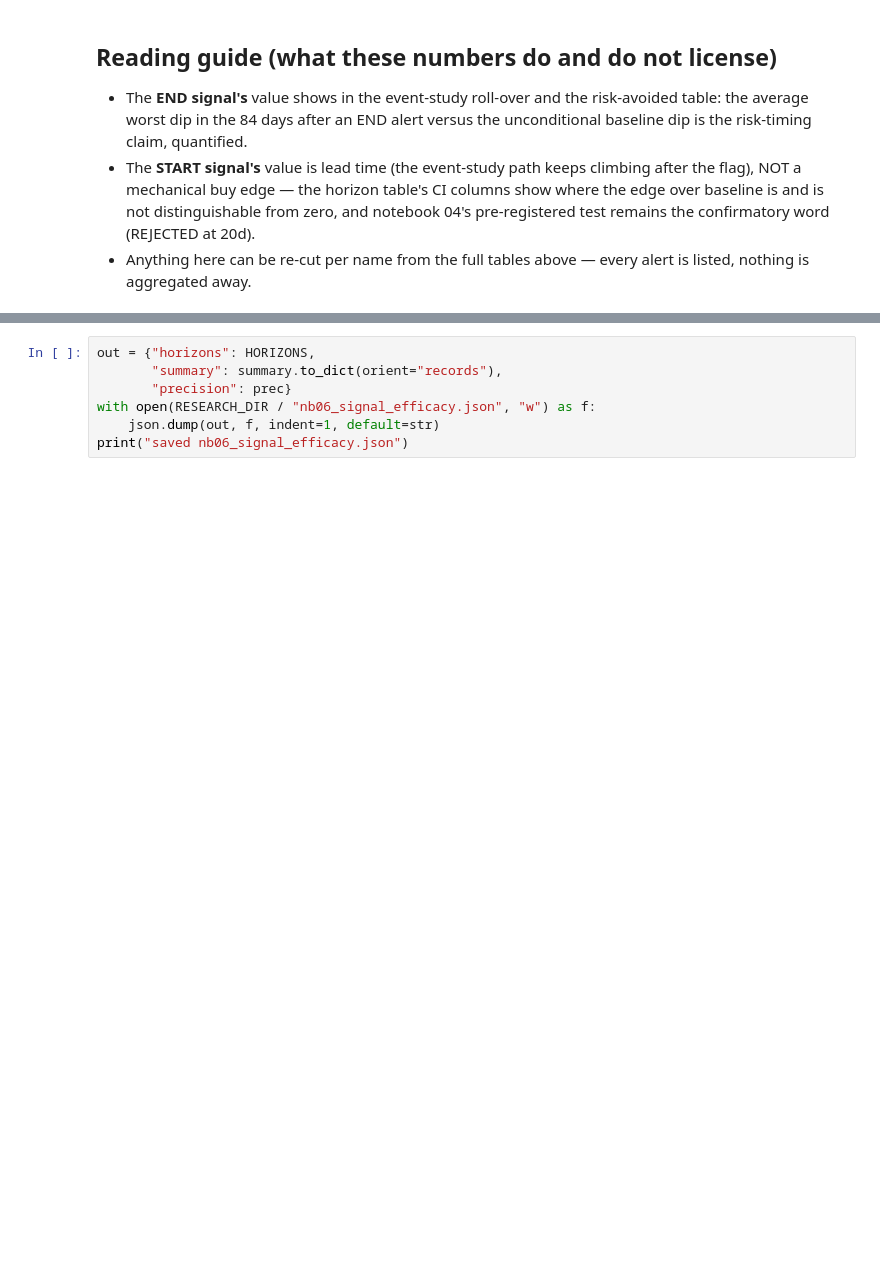
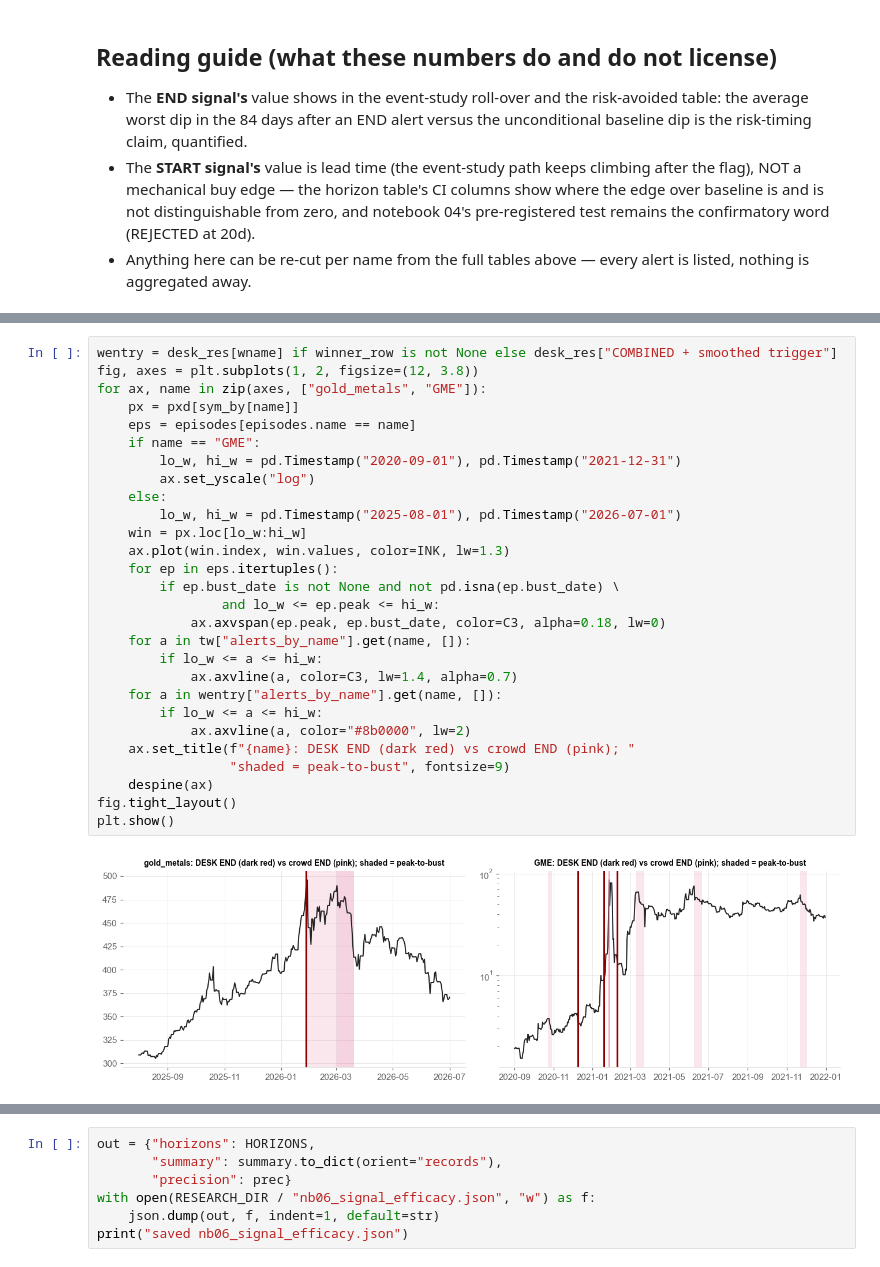
Before and after one commit to alexbrownian/retailAPOLLO, a Jupyter notebook: notebooks/06_signal_efficacy.ipynb, the cells around one changed output, grey strips where cells are left out. Drawn from its saved outputs; the diff is of its cells as text; blank space fills up the shorter version.

```diff
--- a/notebooks/06_signal_efficacy.ipynb
+++ b/notebooks/06_signal_efficacy.ipynb
@@ -624,0 +863,30 @@ pd.DataFrame(prec)
+# %%
+wentry = desk_res[wname] if winner_row is not None else desk_res["COMBINED + smoothed trigger"]
+fig, axes = plt.subplots(1, 2, figsize=(12, 3.8))
+for ax, name in zip(axes, ["gold_metals", "GME"]):
+    px = pxd[sym_by[name]]
+    eps = episodes[episodes.name == name]
+    if name == "GME":
+        lo_w, hi_w = pd.Timestamp("2020-09-01"), pd.Timestamp("2021-12-31")
+        ax.set_yscale("log")
+    else:
+        lo_w, hi_w = pd.Timestamp("2025-08-01"), pd.Timestamp("2026-07-01")
+    win = px.loc[lo_w:hi_w]
+    ax.plot(win.index, win.values, color=INK, lw=1.3)
+    for ep in eps.itertuples():
+        if ep.bust_date is not None and not pd.isna(ep.bust_date) \
+                and lo_w <= ep.peak <= hi_w:
+            ax.axvspan(ep.peak, ep.bust_date, color=C3, alpha=0.18, lw=0)
+    for a in tw["alerts_by_name"].get(name, []):
+        if lo_w <= a <= hi_w:
+            ax.axvline(a, color=C3, lw=1.4, alpha=0.7)
+    for a in wentry["alerts_by_name"].get(name, []):
+        if lo_w <= a <= hi_w:
+            ax.axvline(a, color="#8b0000", lw=2)
+    ax.set_title(f"{name}: DESK END (dark red) vs crowd END (pink); "
+                 "shaded = peak-to-bust", fontsize=9)
+    despine(ax)
+fig.tight_layout()
+plt.show()
+# %% [output]
+[figure, added]
```
Also changed, not shown: parts of 17 cells of this notebook, 13 other files.
